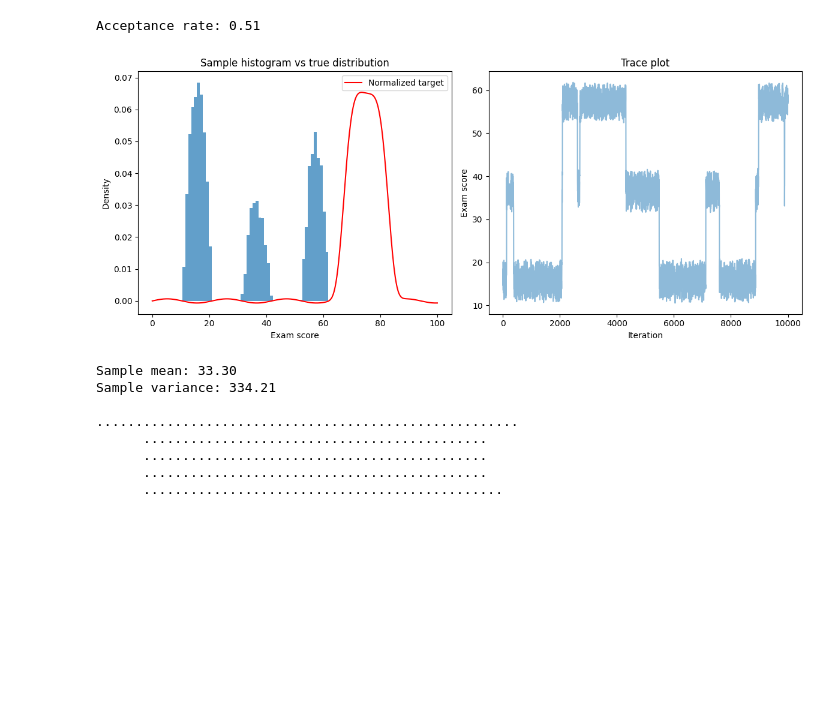
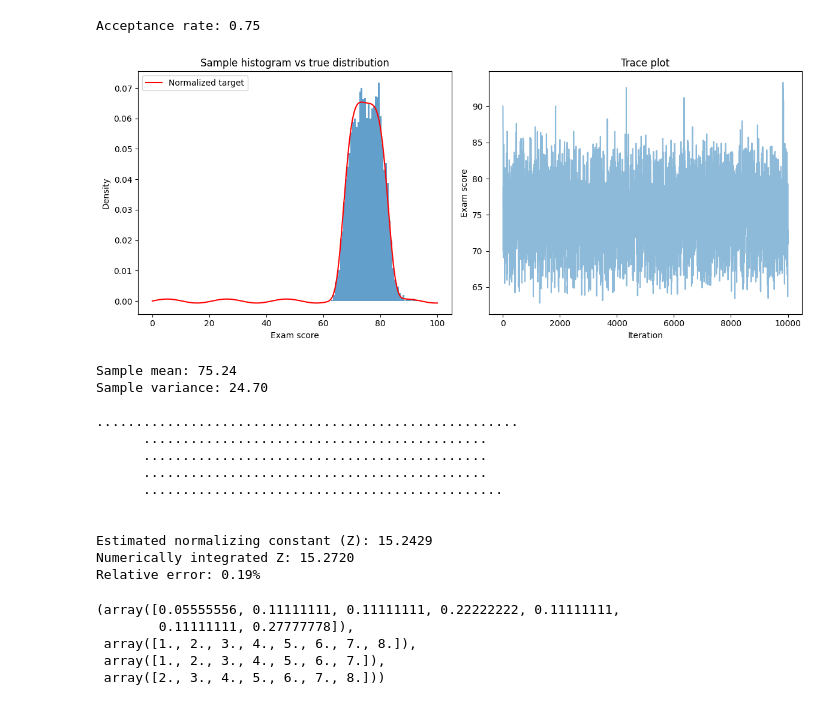
Before and after one commit to hesam-meraj/bayesian-inference-project, a Jupyter notebook: Untitled.ipynb, the cells around one changed output. Cells and saved outputs as stored; diff of their text form; code cells hidden in the pictures; blank space fills up the shorter version.

```diff
--- a/Untitled.ipynb
+++ b/Untitled.ipynb
@@ -77,7 +9,7 @@ np.random.seed(42)
 def f(x):
     return np.exp(-(x-75)**4 / 5000) + 0.01 * np.sin(0.3 * x)
 
-def metropolis_hastings(target, n_samples, x0=20, proposal_std=10, bounds=(0, 100)):
+def metropolis_hastings(target, n_samples, x0=90, proposal_std=10, bounds=(0, 100)):
 
     samples = np.zeros(n_samples)
     current = x0
@@ -142,21 +74,21 @@ print('''
 
     ''')
 
-# def estimate_normalizing_constant(samples, target, bounds):
+def estimate_normalizing_constant(samples, target, bounds):
 
-#     x_uniform = np.random.uniform(bounds[0], bounds[1], size=len(samples))
+    x_uniform = np.random.uniform(bounds[0], bounds[1], size=len(samples))
 
-#     Z_estimate = (bounds[1] - bounds[0]) * np.mean(target(x_uniform))
+    Z_estimate = (bounds[1] - bounds[0]) * np.mean(target(x_uniform))
 
-#     return Z_estimate
+    return Z_estimate
 
-# Z_estimate = estimate_normalizing_constant(samples_task1, f, (0, 100))
+Z_estimate = estimate_normalizing_constant(samples_task1, f, (0, 100))
 
-# Z_numerical, _ = quad(f, 0, 100)
+Z_numerical, _ = quad(f, 0, 100)
 
-# print(f"Estimated normalizing constant (Z): {Z_estimate:.4f}")
-# print(f"Numerically integrated Z: {Z_numerical:.4f}")
-# print(f"Relative error: {abs(Z_estimate - Z_numerical)/Z_numerical:.2%}")
+print(f"Estimated normalizing constant (Z): {Z_estimate:.4f}")
+print(f"Numerically integrated Z: {Z_numerical:.4f}")
+print(f"Relative error: {abs(Z_estimate - Z_numerical)/Z_numerical:.2%}")
 
 
 
@@ -217,40 +149,57 @@ print('''
 
 # posterior_mean = np.mean(posterior_samples)
 
 # plt.figure(figsize=(12, 5))
 
 # plt.subplot(1, 2, 1)
 # plt.hist(posterior_samples, bins=50, density=True, alpha=0.7)
 # plt.title('Posterior distribution of θ')
 # plt.xlabel('θ')
 # plt.ylabel('Density')
 
 # plt.subplot(1, 2, 2)
 # plt.plot(samples_task3, alpha=0.5)
 # plt.title('Trace plot of θ')
 # plt.xlabel('Iteration')
 # plt.ylabel('θ')
 
 # plt.tight_layout()
 # plt.show()
 
 # print(f"Posterior mean of θ: {posterior_mean:.4f}")
 
 # plt.figure(figsize=(8, 6))
 # plt.scatter(x, y, label='Data')
 # plt.plot(x, posterior_mean * x, 'r-', label=f'Posterior mean: θ = {posterior_mean:.2f}')
 # plt.xlabel('x')
 # plt.ylabel('y')
 # plt.title('Data with regression line using posterior mean of θ')
 # plt.legend()
 # %% [output]
-Acceptance rate: 0.51
+Acceptance rate: 0.75
-[figure, old version]
+[figure, new version]
-Sample mean: 33.30
-Sample variance: 334.21
+Sample mean: 75.24
+Sample variance: 24.70
 
 ......................................................
       ............................................
       ............................................
       ............................................
       ..............................................
+
+
+Estimated normalizing constant (Z): 15.2429
+Numerically integrated Z: 15.2720
+Relative error: 0.19%
+# %%
+import matplotlib.pyplot as plt
+import numpy as np
+arr = np.array([1,2,2,3,3,4,4,4,4,5,5,6,6,7,8,8,8,8])
+hist_counts, bin_edges = np.histogram(arr, bins=7, density=True)
+hist_counts ,bin_edges,bin_edges[:-1], bin_edges[1:]
+# %% [output]
+(array([0.05555556, 0.11111111, 0.11111111, 0.22222222, 0.11111111,
+        0.11111111, 0.27777778]),
+ array([1., 2., 3., 4., 5., 6., 7., 8.]),
+ array([1., 2., 3., 4., 5., 6., 7.]),
+ array([2., 3., 4., 5., 6., 7., 8.]))
```
Also changed, not shown: parts of 1 cell of this notebook, 6 other files.
